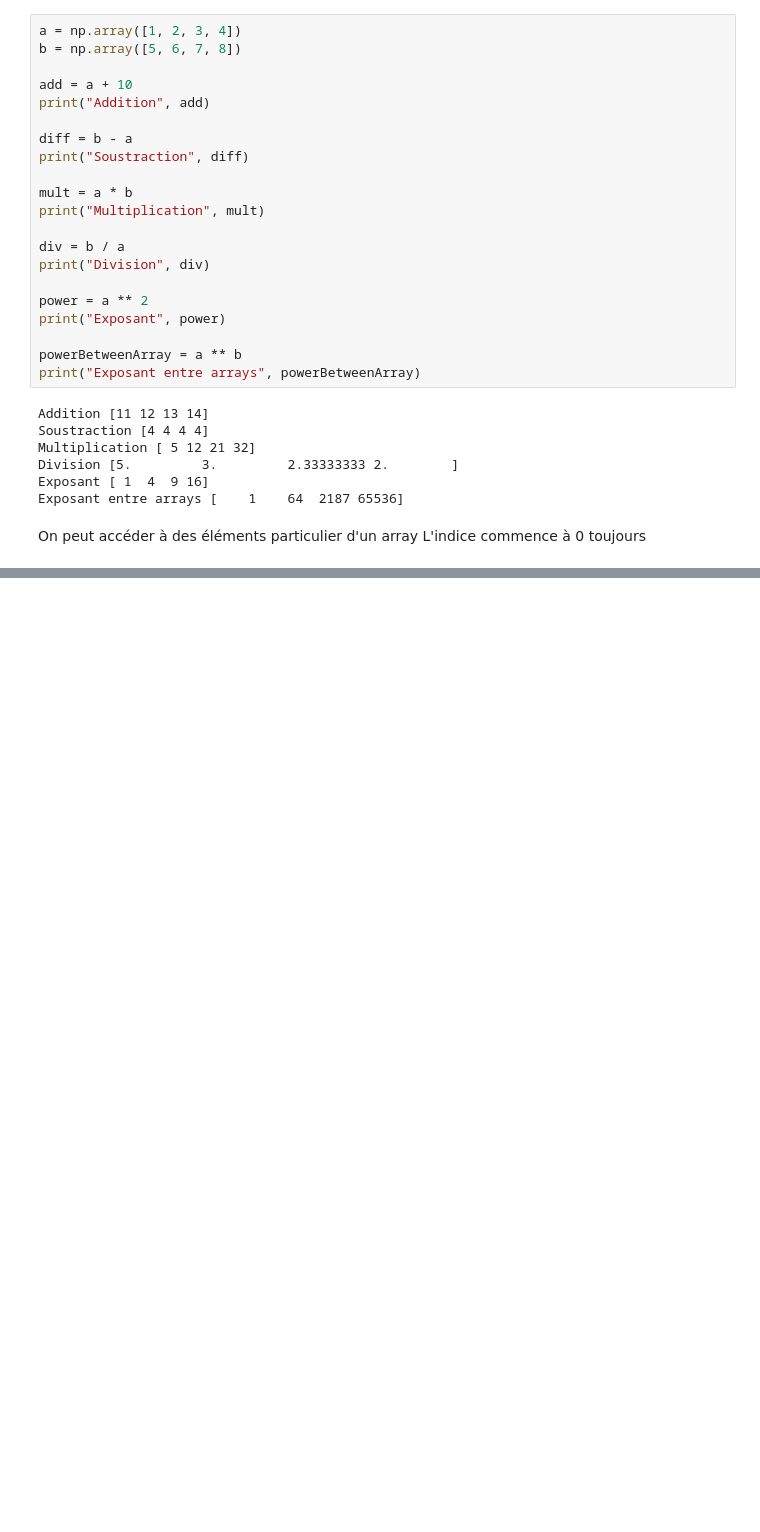
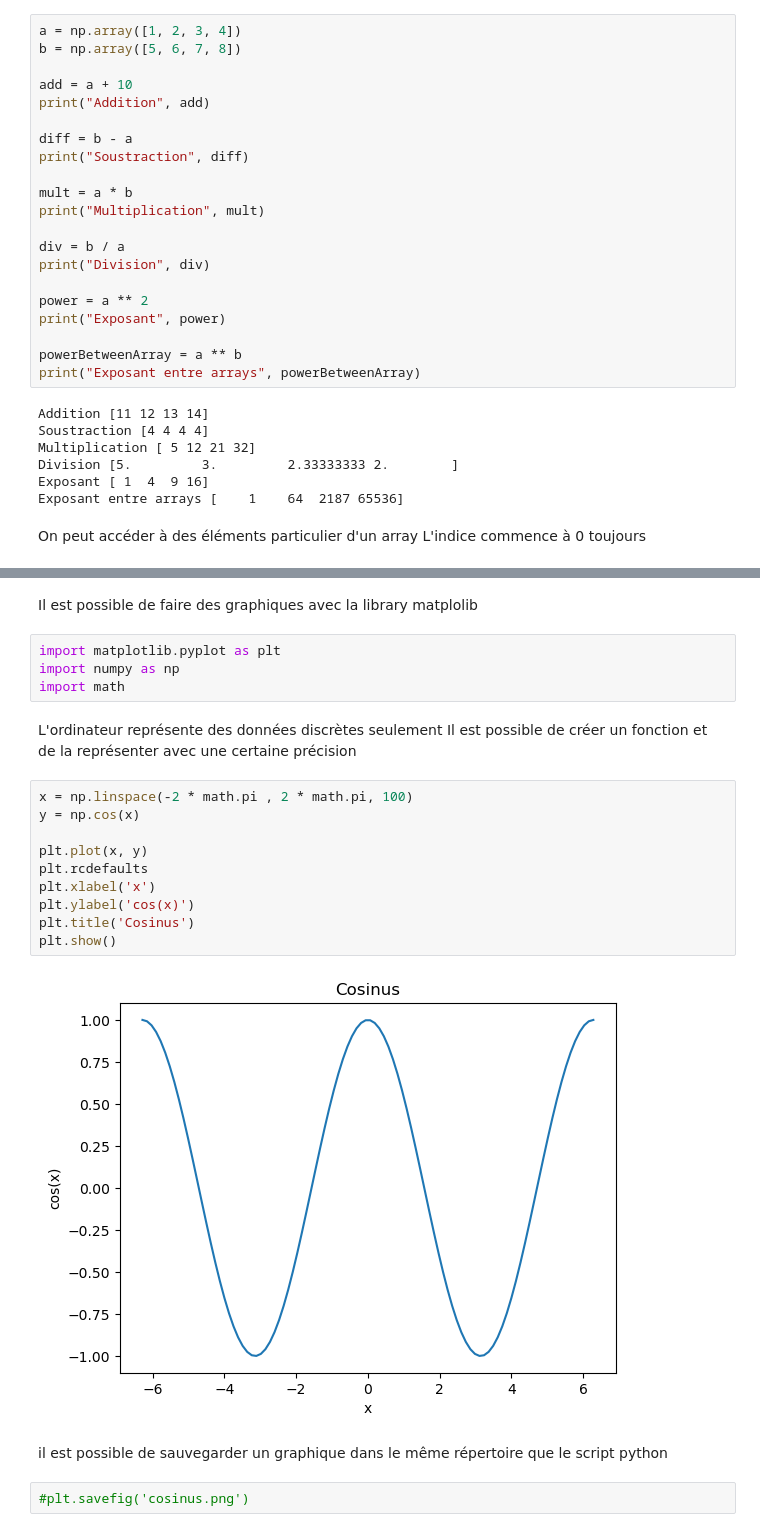
Before and after one commit to Zach3292/Calcul3, a Jupyter notebook: Note de cours.ipynb, the cells around one changed output, grey strips where cells are left out. Saved outputs shown, nothing was run; the diff lists cells and outputs as text; blank space fills up the shorter version.

```diff
--- a/Note de cours.ipynb
+++ b/Note de cours.ipynb
@@ -55,0 +146,25 @@ Dernier élément 4
+# %% [markdown]
+Il est possible de faire des graphiques avec la library matplolib
+# %%
+import matplotlib.pyplot as plt
+import numpy as np
+import math
+# %% [markdown]
+L'ordinateur représente des données discrètes seulement
+Il est possible de créer un fonction et de la représenter avec une certaine précision
+# %%
+x = np.linspace(-2 * math.pi , 2 * math.pi, 100)
+y = np.cos(x)
+
+plt.plot(x, y)
+plt.rcdefaults
+plt.xlabel('x')
+plt.ylabel('cos(x)')
+plt.title('Cosinus')
+plt.show()
+# %% [output]
+[figure, added]
+# %% [markdown]
+il est possible de sauvegarder un graphique dans le même répertoire que le script python
+# %%
+#plt.savefig('cosinus.png')
```
Also changed, not shown: parts of 10 cells of this notebook.
